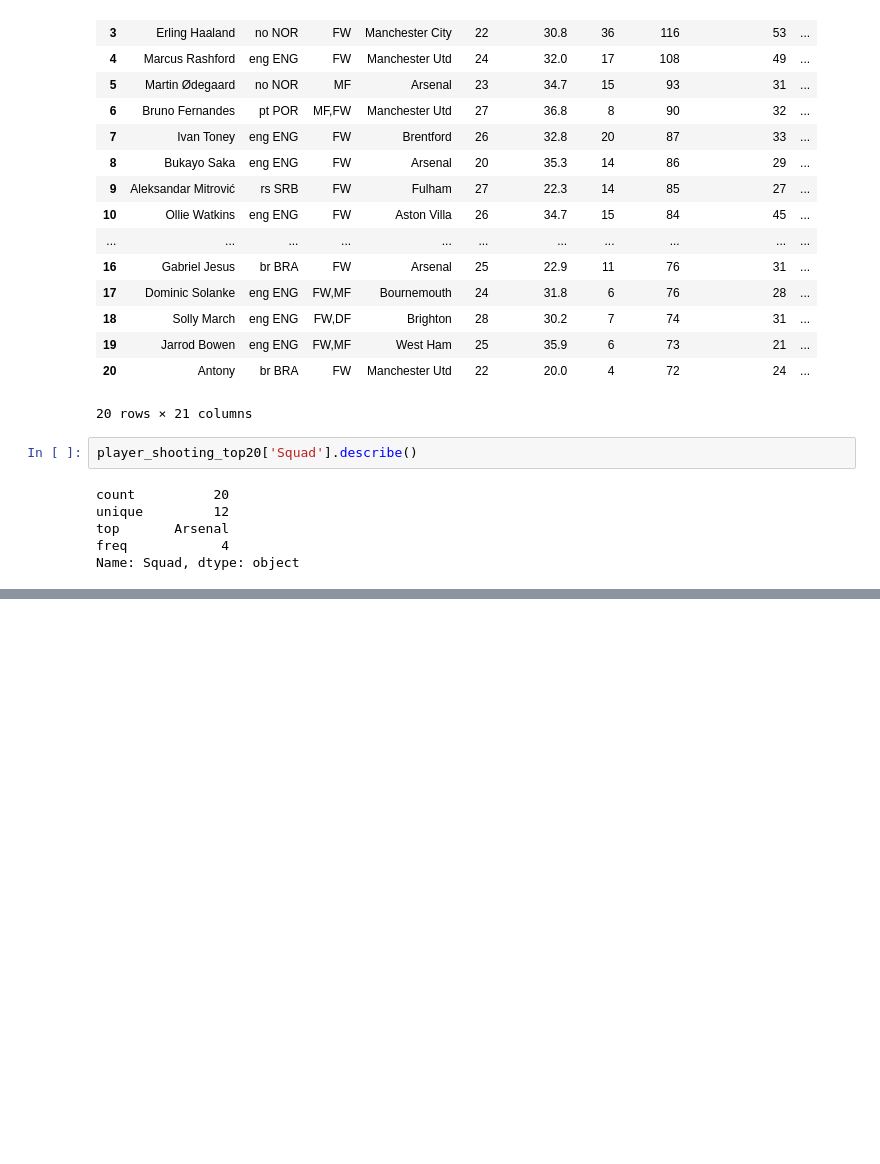
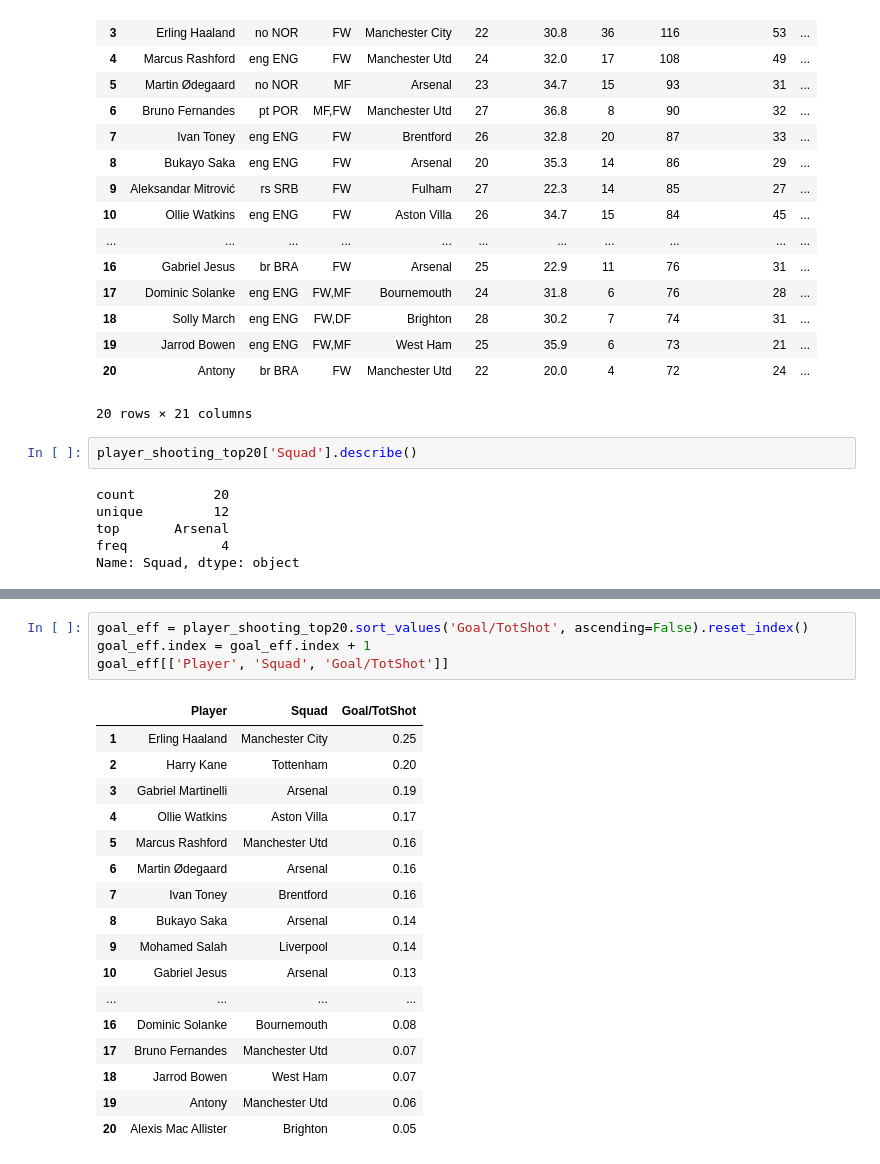
Before and after one commit to ayomidecole/Prem2022-23-data, a Jupyter notebook: x_player_shooting_analysis.ipynb, the cells around one changed output, grey strips where cells are left out. Cells and saved outputs as stored; diff of their text form; blank space fills up the shorter version.

Commit message:
Started player analysis

```diff
--- a/x_player_shooting_analysis.ipynb
+++ b/x_player_shooting_analysis.ipynb
@@ -51,0 +69,22 @@ Name: Squad, dtype: object
+# %%
+goal_eff = player_shooting_top20.sort_values('Goal/TotShot', ascending=False).reset_index()
+goal_eff.index = goal_eff.index + 1
+goal_eff[['Player', 'Squad', 'Goal/TotShot']]
+# %% [output]
+|  | Player | Squad | Goal/TotShot |
+| 1 | Erling Haaland | Manchester City | 0.25 |
+| 2 | Harry Kane | Tottenham | 0.20 |
+| 3 | Gabriel Martinelli | Arsenal | 0.19 |
+| 4 | Ollie Watkins | Aston Villa | 0.17 |
+| 5 | Marcus Rashford | Manchester Utd | 0.16 |
+| 6 | Martin Ødegaard | Arsenal | 0.16 |
+| 7 | Ivan Toney | Brentford | 0.16 |
+| 8 | Bukayo Saka | Arsenal | 0.14 |
+| 9 | Mohamed Salah | Liverpool | 0.14 |
+| 10 | Gabriel Jesus | Arsenal | 0.13 |
+| ... | ... | ... | ... |
+| 16 | Dominic Solanke | Bournemouth | 0.08 |
+| 17 | Bruno Fernandes | Manchester Utd | 0.07 |
+| 18 | Jarrod Bowen | West Ham | 0.07 |
+| 19 | Antony | Manchester Utd | 0.06 |
+| 20 | Alexis Mac Allister | Brighton | 0.05 |
```
Also changed, not shown: parts of 1 cell of this notebook.
